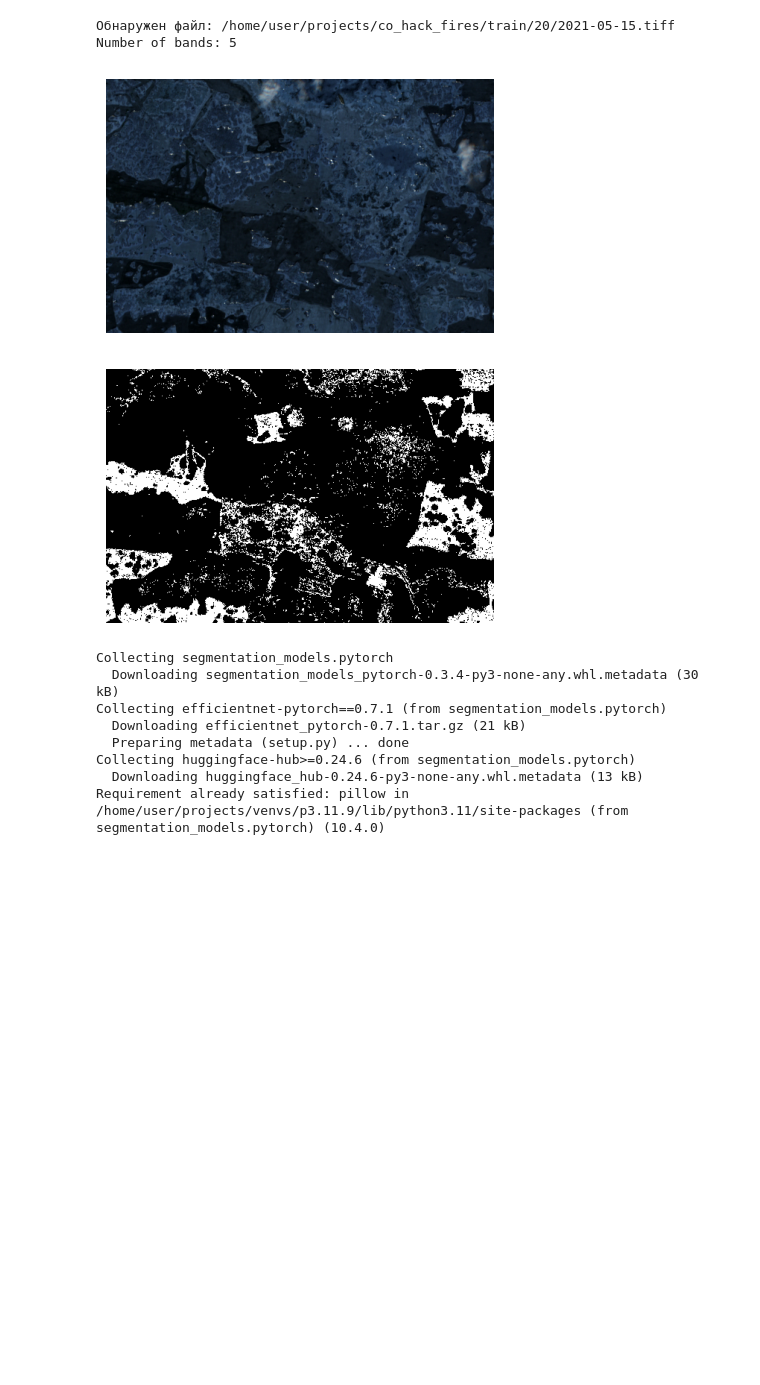
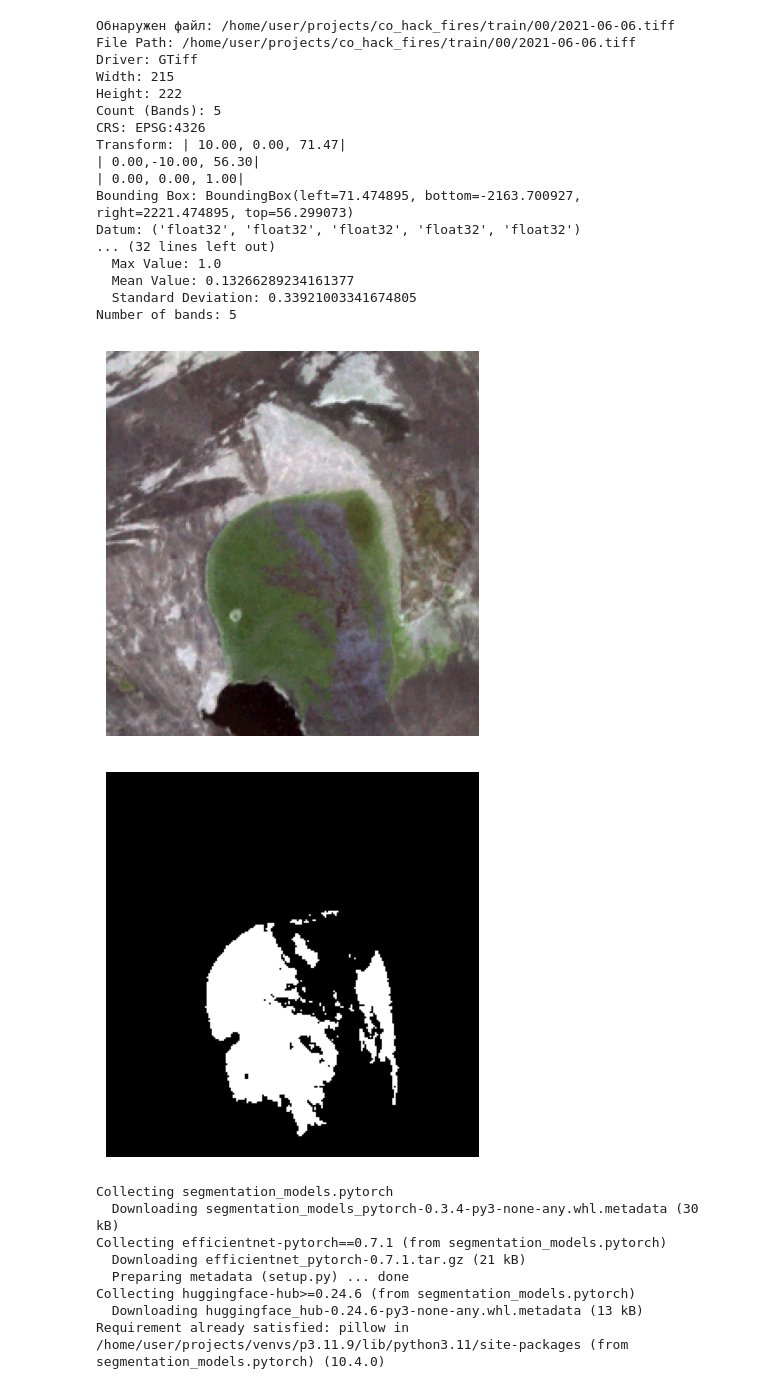
Before and after one commit to Oladiy/forest-fires, a Jupyter notebook: train_script.ipynb, the cells around one changed output. Saved outputs shown, nothing was run; the diff lists cells and outputs as text; code cells hidden in the pictures; blank space fills up the shorter version.

Commit message:
updated train script

```diff
--- a/train_script.ipynb
+++ b/train_script.ipynb
@@ -38,8 +38,33 @@ def visualize_rgb_geotiff(directory, r_band, g_band, b_band, ik_band, mask_band)
         print(f"Обнаружен файл: {file_path}")
 
         with rasterio.open(file_path) as src:
+
+            print(f"File Path: {file_path}")
+            print(f"Driver: {src.driver}")
+            print(f"Width: {src.width}")
+            print(f"Height: {src.height}")
+            print(f"Count (Bands): {src.count}")
+            print(f"CRS: {src.crs}")
+            print(f"Transform: {src.transform}")
+            print(f"Bounding Box: {src.bounds}")
+            print(f"Datum: {src.dtypes}")
+
+            for i in range(1, src.count + 1):
+                band = src.read(i)
+                print(f"\nBand {i}:")
+                print(f"  Data Type: {src.dtypes[i - 1]}")
+                print(f"  Min Value: {band.min()}")
+                print(f"  Max Value: {band.max()}")
+                print(f"  Mean Value: {band.mean()}")
+                print(f"  Standard Deviation: {band.std()}")
+
+            # Проверка количества доступных каналов
             num_bands = src.count
             print(f"Number of bands: {num_bands}")
+            if r_band > num_bands or g_band > num_bands or b_band > num_bands or ik_band > num_bands or mask_band > num_bands:
+                raise ValueError("Номера каналов превышают количество доступных в файле.")
+
+            # Чтение необходимых каналов
             red = src.read(r_band)
             green = src.read(g_band)
             blue = src.read(b_band)
@@ -51,43 +76,63 @@ def visualize_rgb_geotiff(directory, r_band, g_band, b_band, ik_band, mask_band)
             green_norm = normalize_band(green)
             blue_norm = normalize_band(blue)
 
+            # Сборка RGB изображения
             photo_rgb = np.stack([red_norm, green_norm, blue_norm], axis=-1).astype(np.uint8)
 
-            mask_stacked = np.stack([mask], axis=-1).astype(np.uint8) * 255
+            # Обработка маски
+            mask_stacked = (mask > 0).astype(np.uint8) * 255  # Преобразование маски в бинарную
 
+            # Определение имени файлов для сохранения
             base_name = os.path.splitext(os.path.basename(file_path))[0]  # Имя файла без расширения
             output_dir = os.path.dirname(file_path)  # Получаем директорию исходного файла
 
             filename = os.path.join(output_dir, f"{base_name}_photo_rgb.jpg")
             filename_mask = os.path.join(output_dir, f"{base_name}_mask.jpg")
 
             # Сохранение файлов
             cv2.imwrite(filename, photo_rgb)
             cv2.imwrite(filename_mask, mask_stacked)
 
             # Визуализация изображений
             fig, ax = plt.subplots(figsize=(5, 5))
             ax.imshow(photo_rgb)
             ax.axis('off')
             plt.show()
 
             fig, ax = plt.subplots(figsize=(5, 5))
             ax.imshow(mask_stacked, cmap='gray')
             ax.axis('off')
             plt.show()
 
     except FileNotFoundError as fnf_error:
         print(fnf_error)
     except Exception as e:
         print(f'Ошибка: {e}')
 
-directory = '/home/user/projects/co_hack_fires/train/20/'
+# Директория с GeoTIFF файлами
+directory = '/home/user/projects/co_hack_fires/train/00/'
+# Вызов функции для визуализации
 visualize_rgb_geotiff(directory, 1, 2, 3, 4, 5)
 # %% [output]
-Обнаружен файл: /home/user/projects/co_hack_fires/train/20/2021-05-15.tiff
+Обнаружен файл: /home/user/projects/co_hack_fires/train/00/2021-06-06.tiff
+File Path: /home/user/projects/co_hack_fires/train/00/2021-06-06.tiff
+Driver: GTiff
+Width: 215
+Height: 222
+Count (Bands): 5
+CRS: EPSG:4326
+Transform: | 10.00, 0.00, 71.47|
+| 0.00,-10.00, 56.30|
+| 0.00, 0.00, 1.00|
+Bounding Box: BoundingBox(left=71.474895, bottom=-2163.700927, right=2221.474895, top=56.299073)
+Datum: ('float32', 'float32', 'float32', 'float32', 'float32')
+... (32 lines left out)
+  Max Value: 1.0
+  Mean Value: 0.13266289234161377
+  Standard Deviation: 0.33921003341674805
 Number of bands: 5
-[figure, old version]
+[figure, new version]
-[figure, old version]
+[figure, new version]
 # %%
 %pip install segmentation_models.pytorch
 # %% [output]
```
Also changed, not shown: parts of 4 cells of this notebook.
